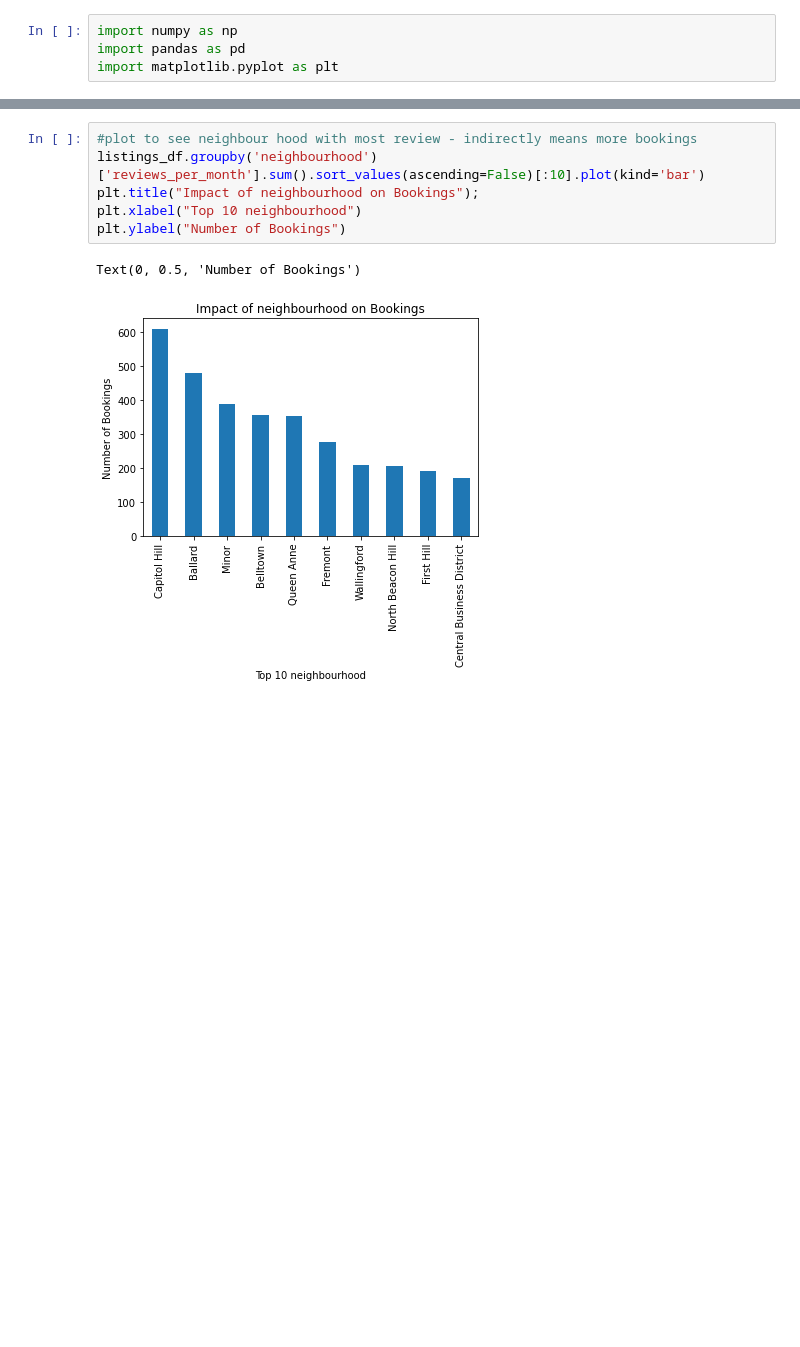
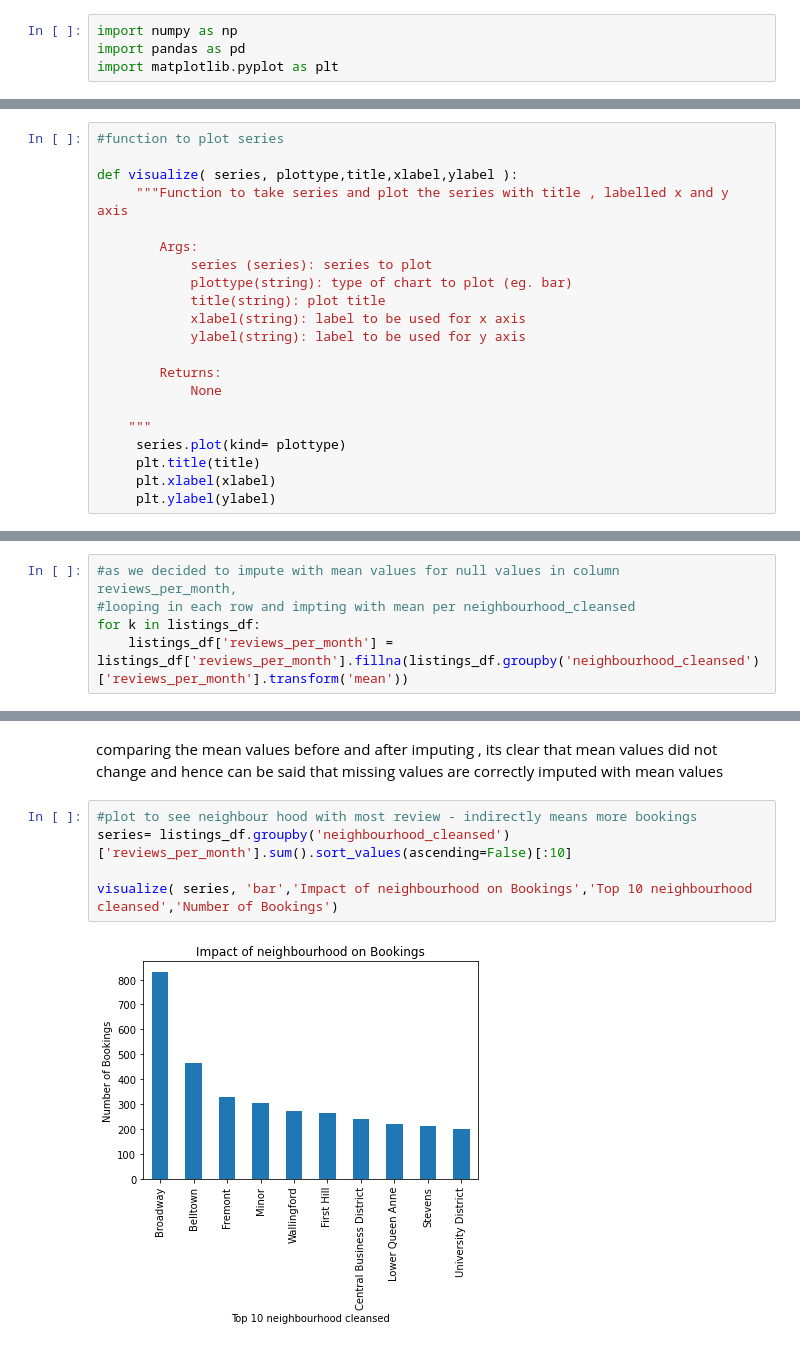
Before and after one commit to pmbiradar/SeattleAirbnb, a Jupyter notebook: SeattleAirBnb.ipynb, the cells around one changed output, grey strips where cells are left out. Drawn from its saved outputs; the diff is of its cells as text; blank space fills up the shorter version.

```diff
--- a/SeattleAirBnb.ipynb
+++ b/SeattleAirBnb.ipynb
@@ -18,0 +33,21 @@ SyntaxError: invalid syntax (<ipython-input-4-fe2ea3468547>, line 3)
+# %%
+#function to plot series
+
+def visualize( series, plottype,title,xlabel,ylabel ):
+     """Function to take series and plot the series with title , labelled x and y axis
+
+        Args:
+            series (series): series to plot
+            plottype(string): type of chart to plot (eg. bar)
+            title(string): plot title
+            xlabel(string): label to be used for x axis
+            ylabel(string): label to be used for y axis
+
+        Returns:
+            None
+
+    """
+     series.plot(kind= plottype)
+     plt.title(title)
+     plt.xlabel(xlabel)
+     plt.ylabel(ylabel)
@@ -37,0 +124,5 @@ listings_df=listings_df[listings_df.neighbourhood.notnull()]
+# %%
+#as we decided to impute with mean values for null values in column reviews_per_month,
+#looping in each row and impting with mean per neighbourhood_cleansed
+for k in listings_df:
+    listings_df['reviews_per_month'] = listings_df['reviews_per_month'].fillna(listings_df.groupby('neighbourhood_cleansed')['reviews_per_month'].transform('mean'))
@@ -38,9 +155,10 @@ listings_df=listings_df[listings_df.neighbourhood.notnull()]
+# %% [markdown]
+comparing the mean values before and after imputing , its clear that mean values did not change and
+hence can be said that missing values are correctly imputed with mean values
 # %%
 #plot to see neighbour hood with most review - indirectly means more bookings
-listings_df.groupby('neighbourhood')['reviews_per_month'].sum().sort_values(ascending=False)[:10].plot(kind='bar')
-plt.title("Impact of neighbourhood on Bookings");
-plt.xlabel("Top 10 neighbourhood")
-plt.ylabel("Number of Bookings")
+series= listings_df.groupby('neighbourhood_cleansed')['reviews_per_month'].sum().sort_values(ascending=False)[:10]
+
+visualize( series, 'bar','Impact of neighbourhood on Bookings','Top 10 neighbourhood cleansed','Number of Bookings')
 # %% [output]
-Text(0, 0.5, 'Number of Bookings')
-[figure, old version]
+[figure, new version]
```
Also changed, not shown: parts of 31 cells of this notebook.
